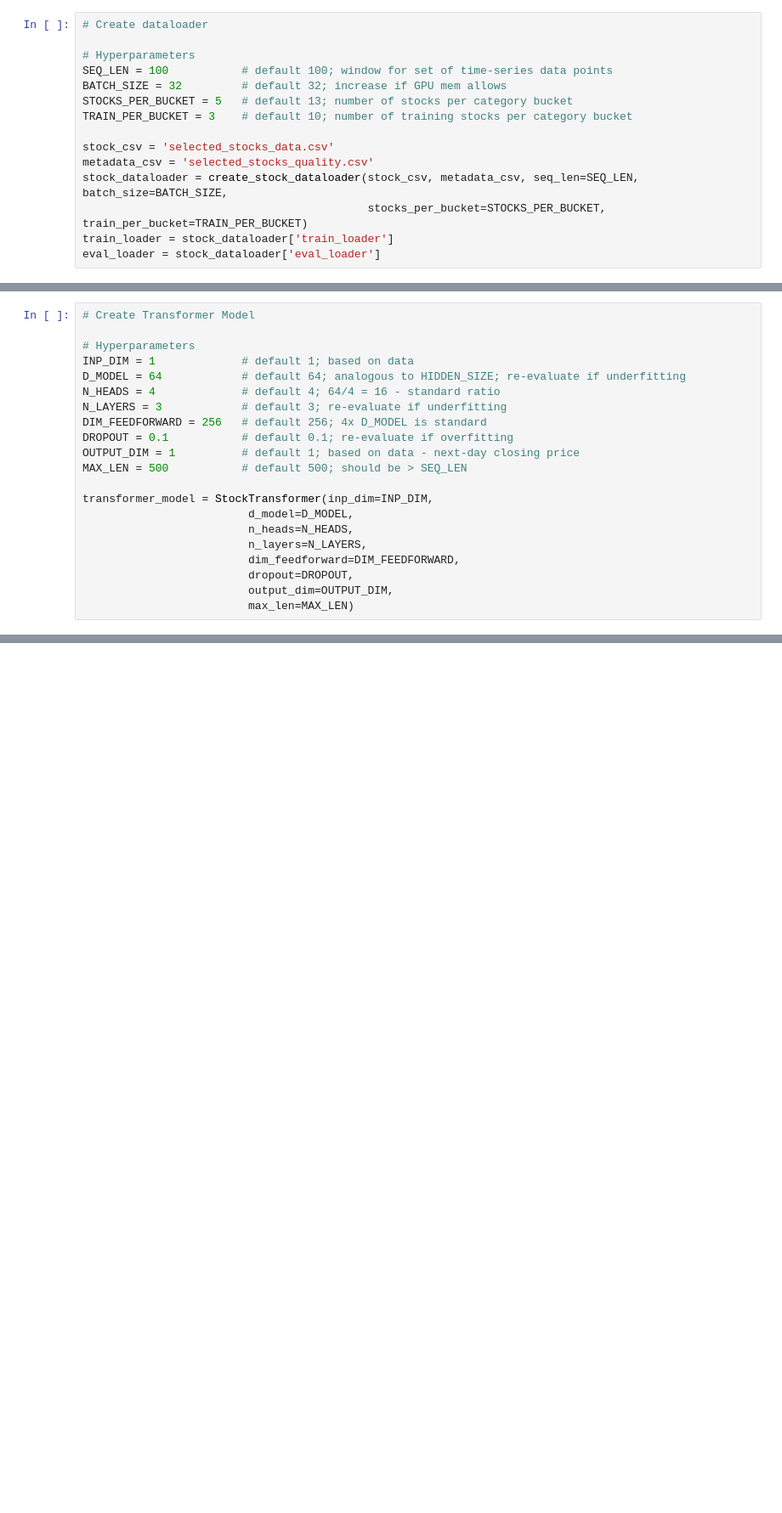
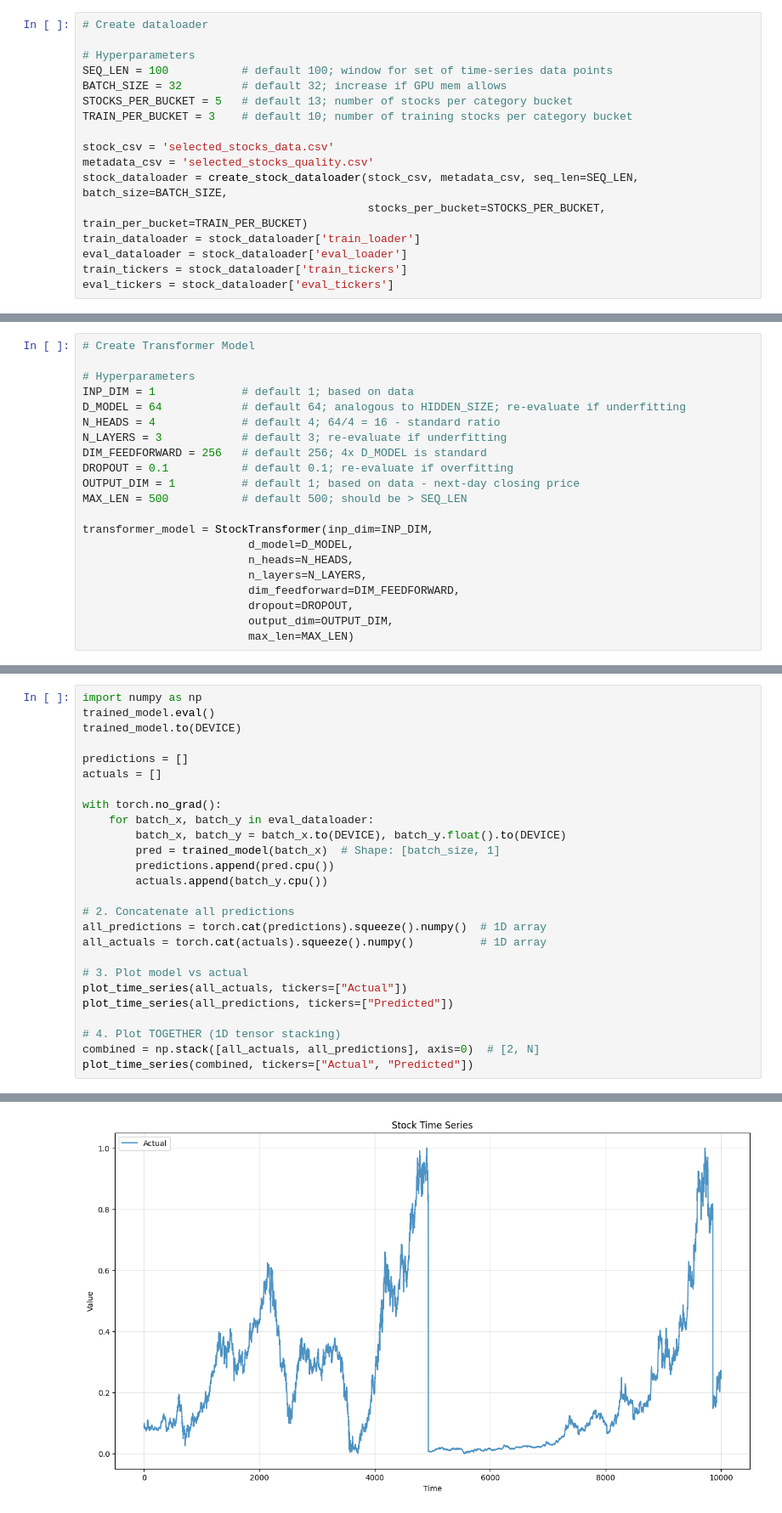
Before and after one commit to Jimmyc776/LSTM-Transformer-Stock-Trends, a Jupyter notebook: main.ipynb, the cells around one changed output, grey strips where cells are left out. Shown at 85% size. Saved outputs shown, nothing was run; the diff lists cells and outputs as text; blank space fills up the shorter version.

```diff
--- a/main.ipynb
+++ b/main.ipynb
@@ -19,5 +20,7 @@ stock_csv = 'selected_stocks_data.csv'
 metadata_csv = 'selected_stocks_quality.csv'
 stock_dataloader = create_stock_dataloader(stock_csv, metadata_csv, seq_len=SEQ_LEN, batch_size=BATCH_SIZE,
                                            stocks_per_bucket=STOCKS_PER_BUCKET, train_per_bucket=TRAIN_PER_BUCKET)
-train_loader = stock_dataloader['train_loader']
-eval_loader = stock_dataloader['eval_loader']
+train_dataloader = stock_dataloader['train_loader']
+eval_dataloader = stock_dataloader['eval_loader']
+train_tickers = stock_dataloader['train_tickers']
+eval_tickers = stock_dataloader['eval_tickers']
@@ -96,0 +132,27 @@ evaluate_model(trained_model, eval_loader, device=DEVICE)
+# %%
+import numpy as np
+trained_model.eval()
+trained_model.to(DEVICE)
+
+predictions = []
+actuals = []
+
+with torch.no_grad():
+    for batch_x, batch_y in eval_dataloader:
+        batch_x, batch_y = batch_x.to(DEVICE), batch_y.float().to(DEVICE)
+        pred = trained_model(batch_x)  # Shape: [batch_size, 1]
+        predictions.append(pred.cpu())
+        actuals.append(batch_y.cpu())
+
+# 2. Concatenate all predictions
+all_predictions = torch.cat(predictions).squeeze().numpy()  # 1D array
+all_actuals = torch.cat(actuals).squeeze().numpy()          # 1D array
+
+# 3. Plot model vs actual
+plot_time_series(all_actuals, tickers=["Actual"])
+plot_time_series(all_predictions, tickers=["Predicted"])
+
+# 4. Plot TOGETHER (1D tensor stacking)
+combined = np.stack([all_actuals, all_predictions], axis=0)  # [2, N]
+plot_time_series(combined, tickers=["Actual", "Predicted"])
+# %% [output]
@@ -96,0 +171 @@ evaluate_model(trained_model, eval_loader, device=DEVICE)
+[figure, added]
```
Also changed, not shown: parts of 6 cells of this notebook, 1 other file.
